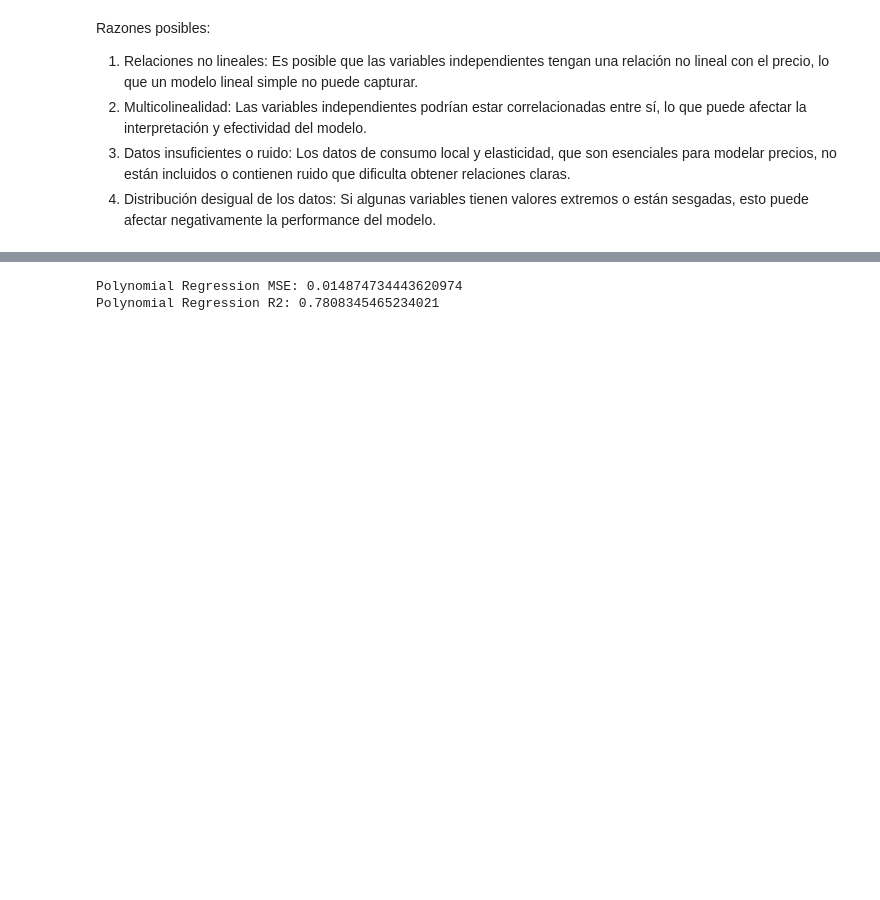
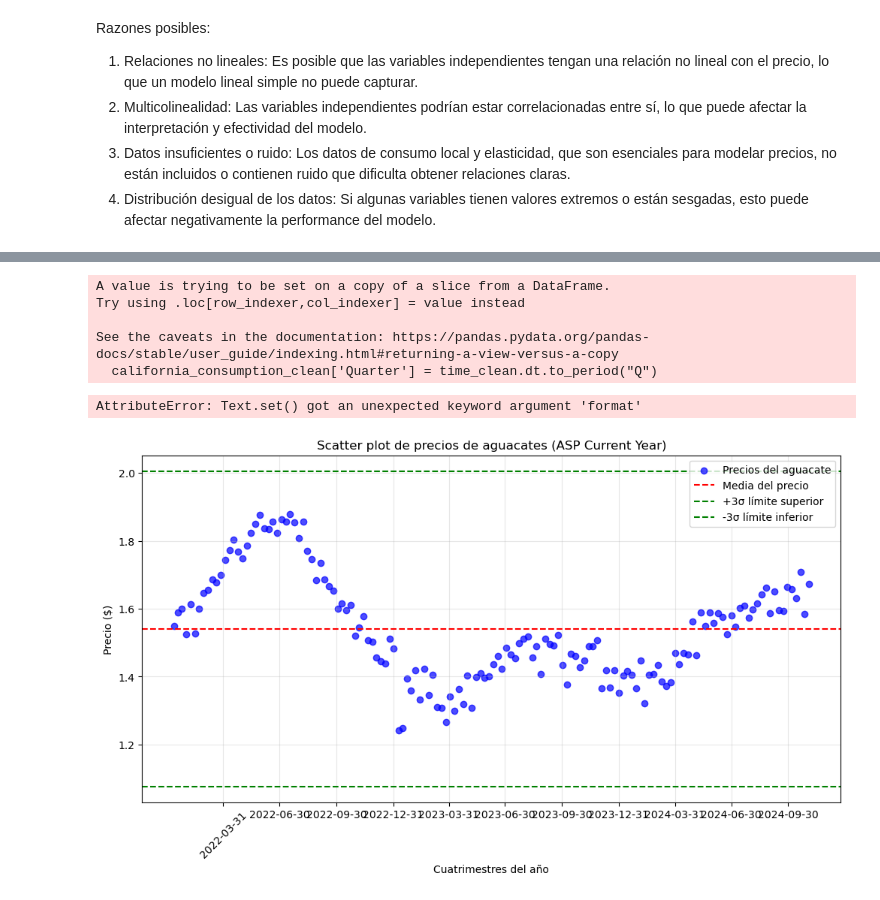
Before and after one commit to arboldeku/Avocado-2.0, a Jupyter notebook: code/modelos_predicciones.ipynb, the cells around one changed output, grey strips where cells are left out. Saved outputs shown, nothing was run; the diff lists cells and outputs as text; code cells hidden in the pictures; blank space fills up the shorter version.

```diff
--- a/code/modelos_predicciones.ipynb
+++ b/code/modelos_predicciones.ipynb
@@ -435,21 +242,31 @@ Lasso R2: 0.6782915194685837
-# %%
-from sklearn.preprocessing import PolynomialFeatures
-from sklearn.linear_model import LinearRegression
-from sklearn.pipeline import make_pipeline
-
-# Crear un modelo de regresión polinómica
-degree = 2  # Puedes ajustar el grado del polinomio (por ejemplo, 2 para cuadrático, 3 para cúbico)
-polyreg = make_pipeline(PolynomialFeatures(degree), LinearRegression())
-
-# Ajustar el modelo
-polyreg.fit(X_train, y_train)
-
-# Predicciones
-y_pred_poly = polyreg.predict(X_test)
-
-# Evaluar MSE y R2
-print("Polynomial Regression MSE:", mean_squared_error(y_test, y_pred_poly))
-print("Polynomial Regression R2:", r2_score(y_test, y_pred_poly))
-# %% [output]
-Polynomial Regression MSE: 0.014874734443620974
-Polynomial Regression R2: 0.7808345465234021
+# %%
+# Variable objetivo: Precio del aguacate
+y_clean = california_consumption_clean['ASP Current Year']
+# Variable temporal: Current Year Week Ending
+time_clean = pd.to_datetime(california_consumption_clean['Current Year Week Ending'])
+
+# Crear una columna adicional para agrupar semanas en cuatrimestres por año
+california_consumption_clean['Quarter'] = time_clean.dt.to_period("Q")
+
+# Crear un scatter plot con fechas por semanas pero el eje X segmentado en cuatrimestres
+plt.figure(figsize=(12, 6))
+plt.scatter(time_clean, y_clean, alpha=0.7, color='blue', label='Precios del aguacate')
+plt.axhline(y=y_clean.mean(), color='red', linestyle='--', label='Media del precio')
+plt.axhline(y=y_clean.mean() + 3 * y_clean.std(), color='green', linestyle='--', label='+3σ límite superior')
+plt.axhline(y=y_clean.mean() - 3 * y_clean.std(), color='green', linestyle='--', label='-3σ límite inferior')
+plt.title('Scatter plot de precios de aguacates (ASP Current Year)')
+plt.xlabel('Cuatrimestres del año')
+plt.ylabel('Precio ($)')
+plt.legend()
+plt.grid(alpha=0.3)
+plt.xticks(pd.date_range(start=time_clean.min(), end=time_clean.max(), freq='Q'), rotation=45, format='%Y-Q%q')
+plt.tight_layout()
+plt.show()
+# %% [output]
+A value is trying to be set on a copy of a slice from a DataFrame.
+Try using .loc[row_indexer,col_indexer] = value instead
+
+See the caveats in the documentation: https://pandas.pydata.org/pandas-docs/stable/user_guide/indexing.html#returning-a-view-versus-a-copy
+  california_consumption_clean['Quarter'] = time_clean.dt.to_period("Q")
+AttributeError: Text.set() got an unexpected keyword argument 'format'
+[figure, added]
```
Also changed, not shown: parts of 13 cells of this notebook, 1 other file.
